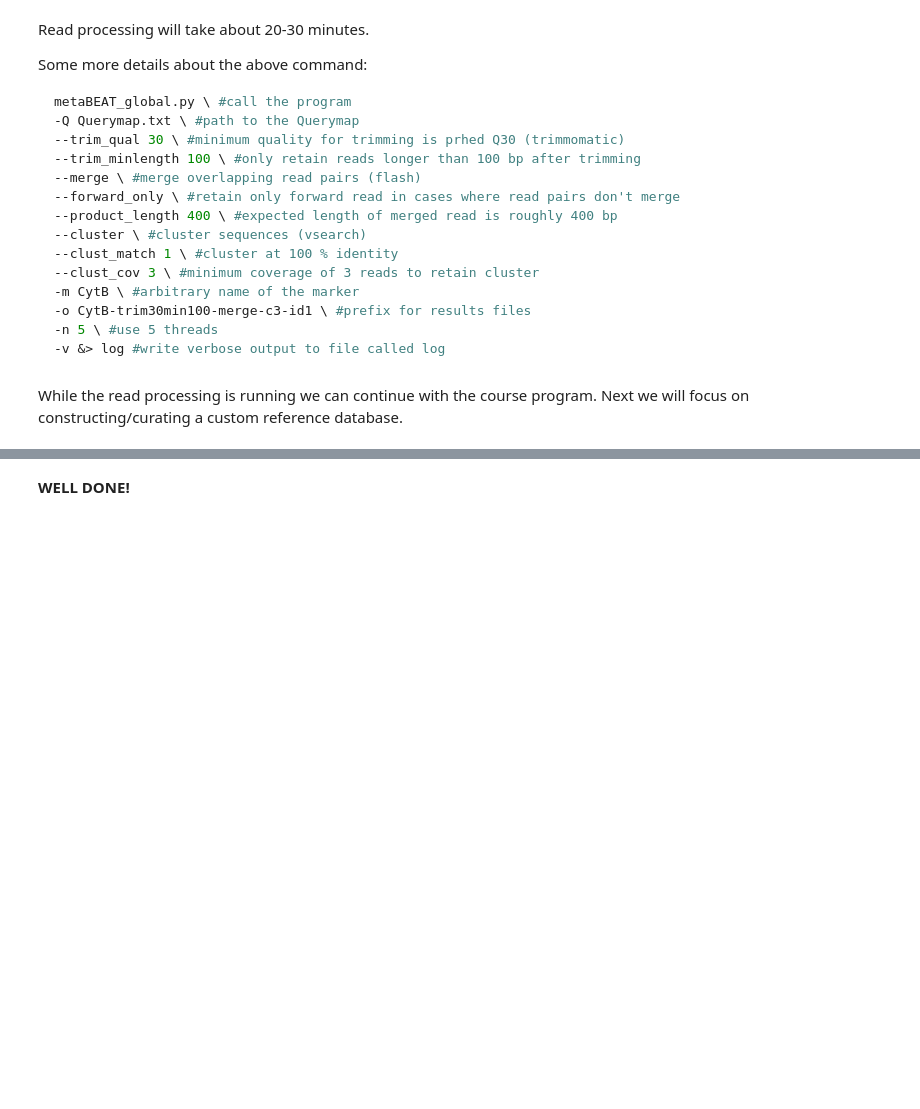
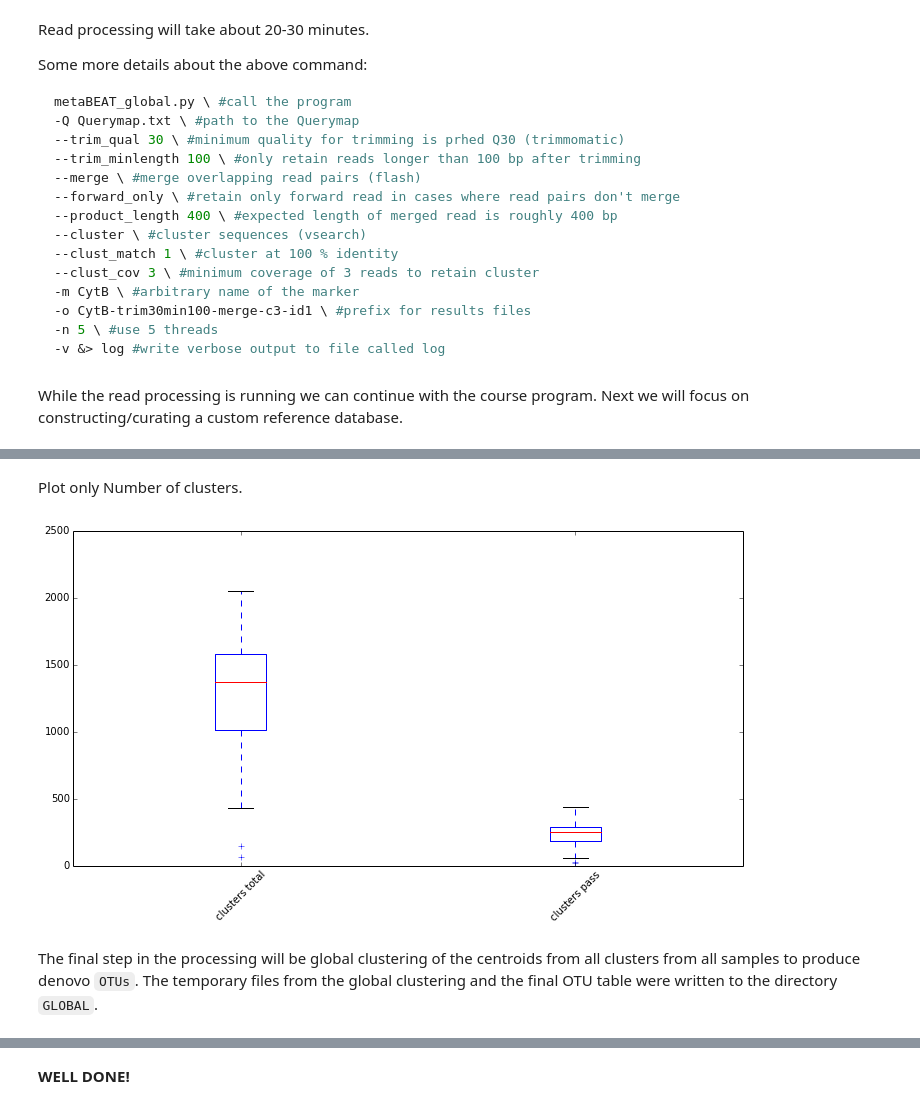
Before and after one commit to HullUni-bioinformatics/metabarcode-course-2016, a Jupyter notebook: data/exercise-3/results_backup/eDNA_processing_metaBEAT.ipynb, the cells around one changed output, grey strips where cells are left out. Drawn from its saved outputs; the diff is of its cells as text; code cells hidden in the pictures; blank space fills up the shorter version.

Commit message:
finalize exercise 3 notebook

```diff
--- a/data/exercise-3/results_backup/eDNA_processing_metaBEAT.ipynb
+++ b/data/exercise-3/results_backup/eDNA_processing_metaBEAT.ipynb
@@ -154,0 +182,21 @@ bp = ax.set_xticklabels(x, rotation=45)
+# %% [markdown]
+Plot only Number of clusters.
+# %%
+import matplotlib.pyplot as plt
+import numpy as np
+%matplotlib inline
+
+
+####
+dat = [clusters_total, clusters_ok]
+dat = [np.array(d) for d in dat]
+x = ['clusters total', 'clusters pass']
+
+fig = plt.figure(1, figsize=(12, 6))
+ax = fig.add_subplot(111)
+bp = ax.boxplot(dat)
+bp = ax.set_xticklabels(x, rotation=45)
+# %% [output]
+[figure, added]
+# %% [markdown]
+The final step in the processing will be global clustering of the centroids from all clusters from all samples to produce denovo `OTUs`. The temporary files from the global clustering and the final OTU table were written to the directory `GLOBAL`.
```
Also changed, not shown: parts of 10 cells of this notebook, 2 other files.
